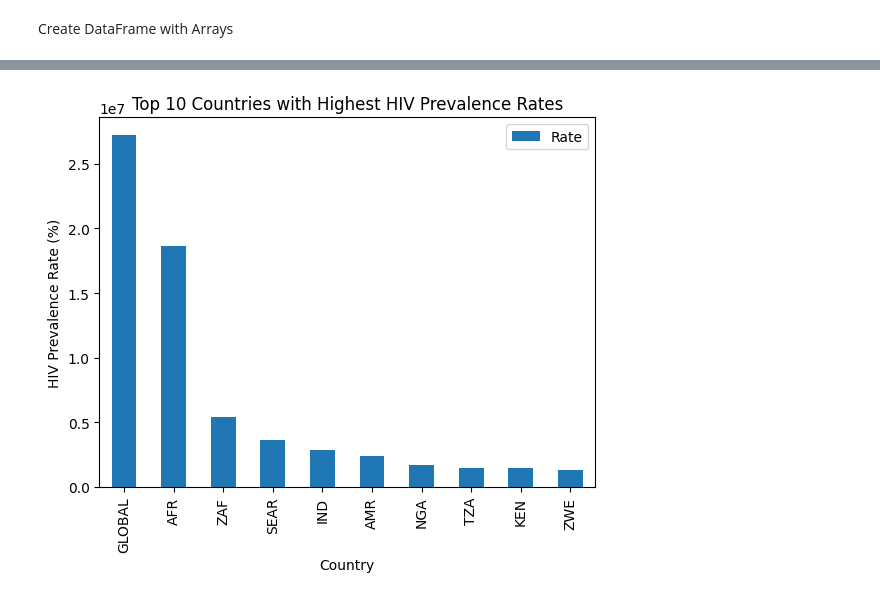
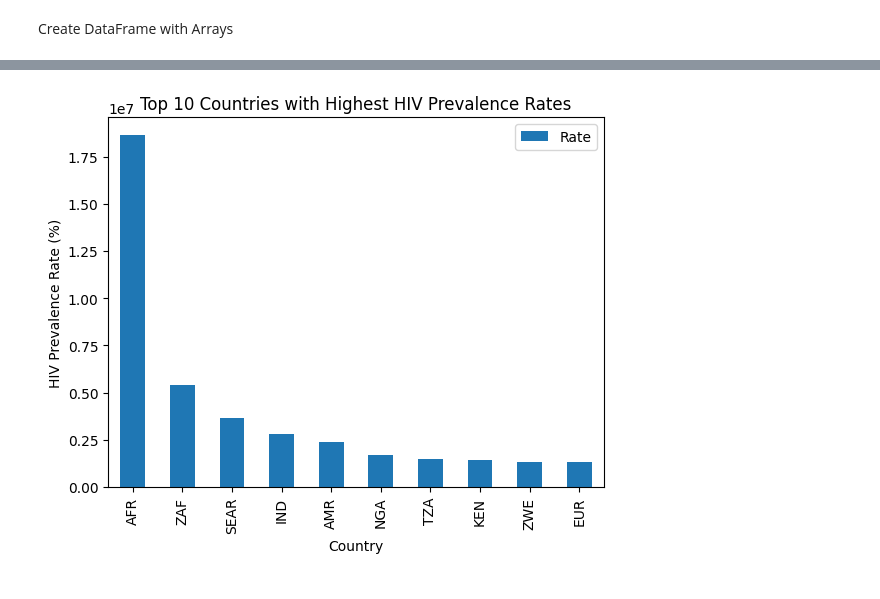
Before and after one commit to 0xrsfagundes/World-Health-Organization, a Jupyter notebook: HIV.ipynb, the cells around one changed output, grey strips where cells are left out. Drawn from its saved outputs; the diff is of its cells as text; code cells hidden in the pictures.

```diff
--- a/HIV.ipynb
+++ b/HIV.ipynb
@@ -24,7 +24,11 @@ Create DataFrame with Arrays
 import pandas as pd
 
 data = {'Country':countries, 'Year':years, 'Rate': rates}
+
 df = pd.DataFrame(data)
-print(df)
+
+initial_df = df[df['Country'] != 'GLOBAL']
+
+print(initial_df)
 # %% [output]
      Country  Year        Rate
@@ -79,13 +83,13 @@ plt.show()
 # %%
-grouped_df = df.groupby('Country').mean().sort_values(by='Rate', ascending=False)
+grouped_df = initial_df.groupby('Country').mean().sort_values(by='Rate', ascending=False)
 top_10 = grouped_df.nlargest(10,'Rate')
 top_10['Country'] = top_10.index
 
 top_10.plot(kind='bar', x='Country', y='Rate')
 plt.xlabel('Country')
 plt.ylabel('HIV Prevalence Rate (%)')
 plt.title('Top 10 Countries with Highest HIV Prevalence Rates')
 
 plt.show()
 # %% [output]
-[figure, old version]
+[figure, new version]
```
Also changed, not shown: parts of 3 cells of this notebook.
